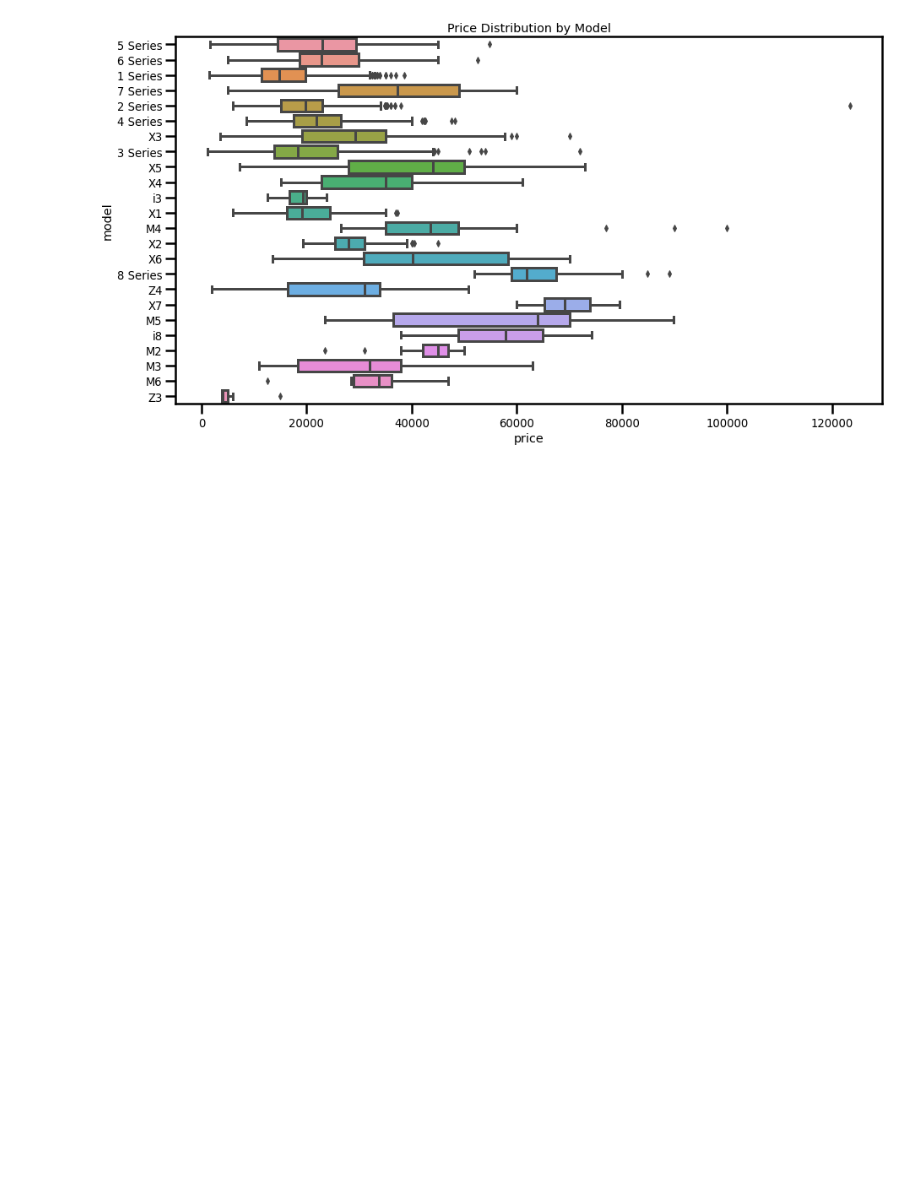
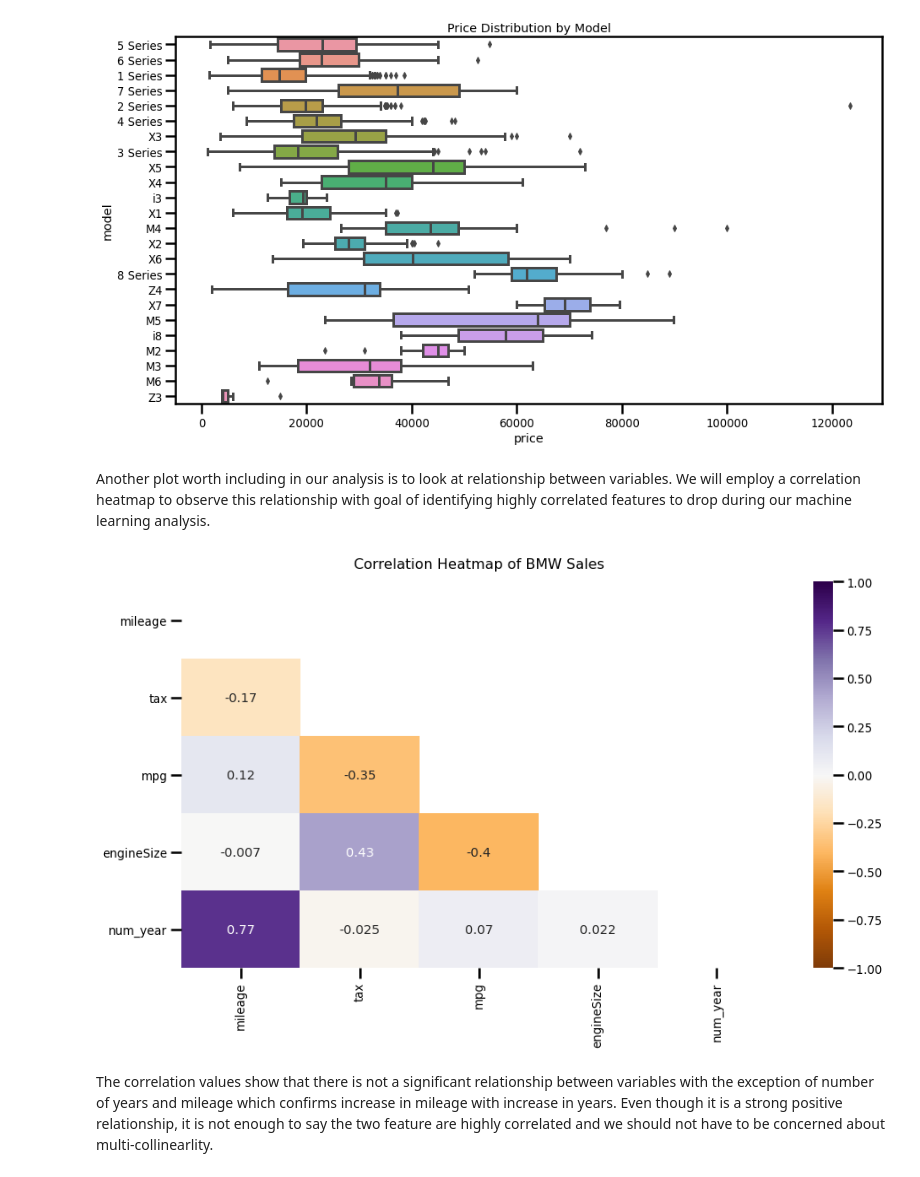
Before and after one commit to LenSin3/bmw_car_sales, a Jupyter notebook: bmw_ml.ipynb, the cells around one changed output. Saved outputs shown, nothing was run; the diff lists cells and outputs as text; code cells hidden in the pictures; blank space fills up the shorter version.

```diff
--- a/bmw_ml.ipynb
+++ b/bmw_ml.ipynb
@@ -179,3 +189,12 @@ plots.hist_distribution(df_cln, 'price', bins = 30, kde = False)
 plots.box_plot(df_cln, 'price', 'model')
 # %% [output]
 [figure]
+# %% [markdown]
+Another plot worth including in our analysis is to look at relationship between variables. We will employ a correlation heatmap to observe this relationship with goal of identifying highly correlated features to drop during our machine learning analysis.
+# %%
+# plot correlation heatmap
+plots.corr_heatmap(df_cln, cols_drop = ['price', 'year'])
+# %% [output]
+[figure, added]
+# %% [markdown]
+The correlation values show that there is not a significant relationship between variables with the exception of number of years and mileage which confirms increase in mileage with increase in years. Even though it is a strong positive relationship, it is not enough to say the two feature are highly correlated and we should not have to be concerned about multi-collinearlity.
```
Also changed, not shown: parts of 17 cells of this notebook, 1 other file.
